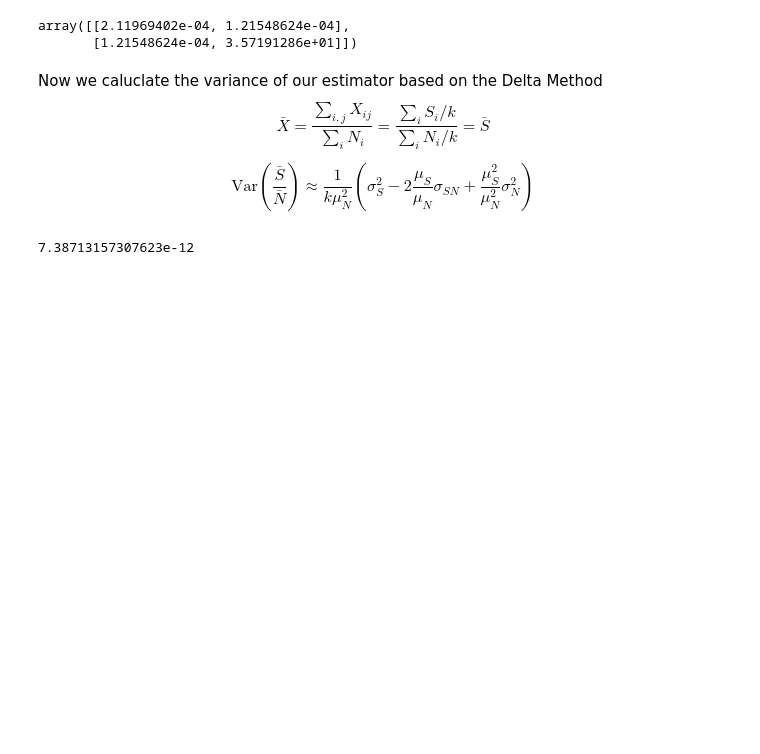
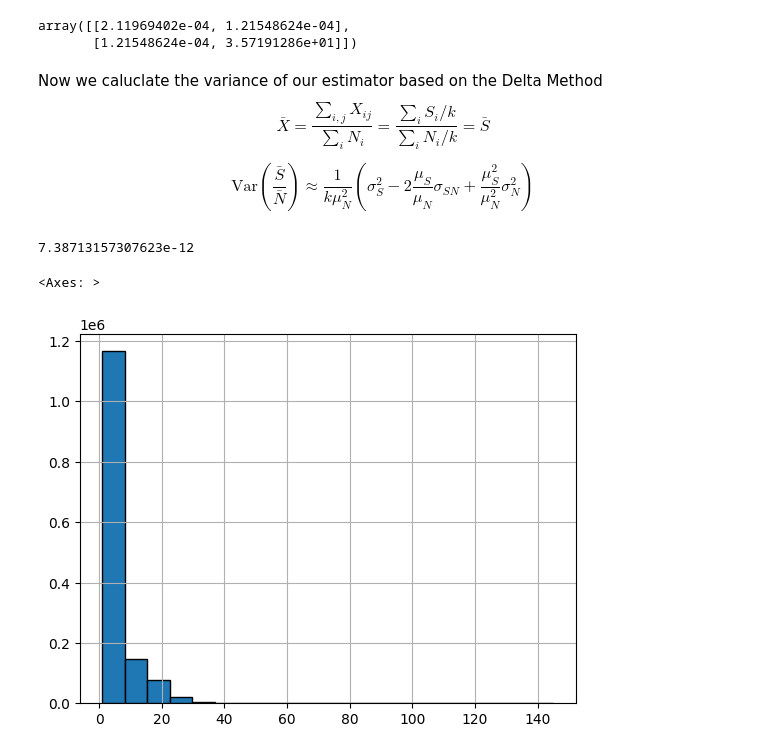
Before and after one commit to GHAZWA-9/app, a Jupyter notebook: dataretr.ipynb, the cells around one changed output. Saved outputs shown, nothing was run; the diff lists cells and outputs as text; code cells hidden in the pictures; blank space fills up the shorter version.

```diff
--- a/dataretr.ipynb
+++ b/dataretr.ipynb
@@ -215,3 +215,9 @@ var_X
 7.38713157307623e-12
 # %%
 test=df[df['Experiment BILD: Browser Extension Home EURO24 V2 assignation']=='V1: Der geniale Trick (988277)']
+# %%
+import matplotlib.pyplot as plt
+df_visits['number_of_visits'].hist(bins=20, edgecolor='black')
+# %% [output]
+<Axes: >
+[figure, added]
```
